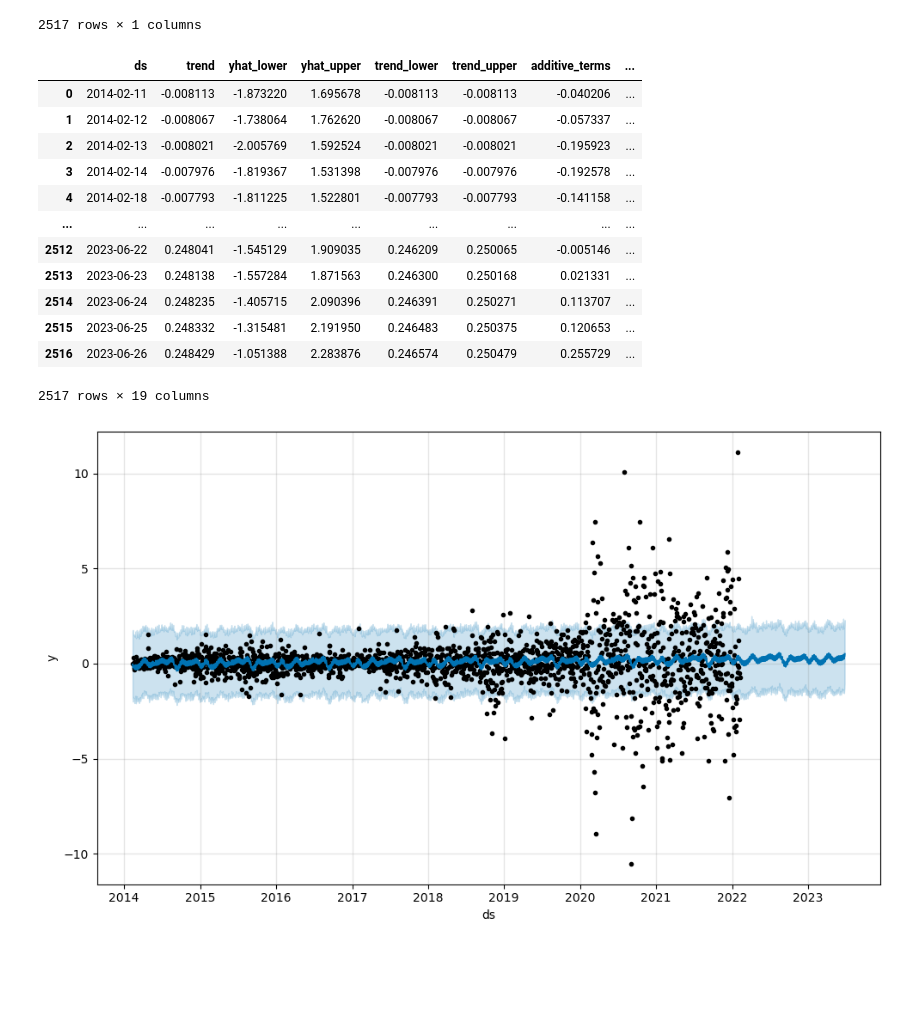
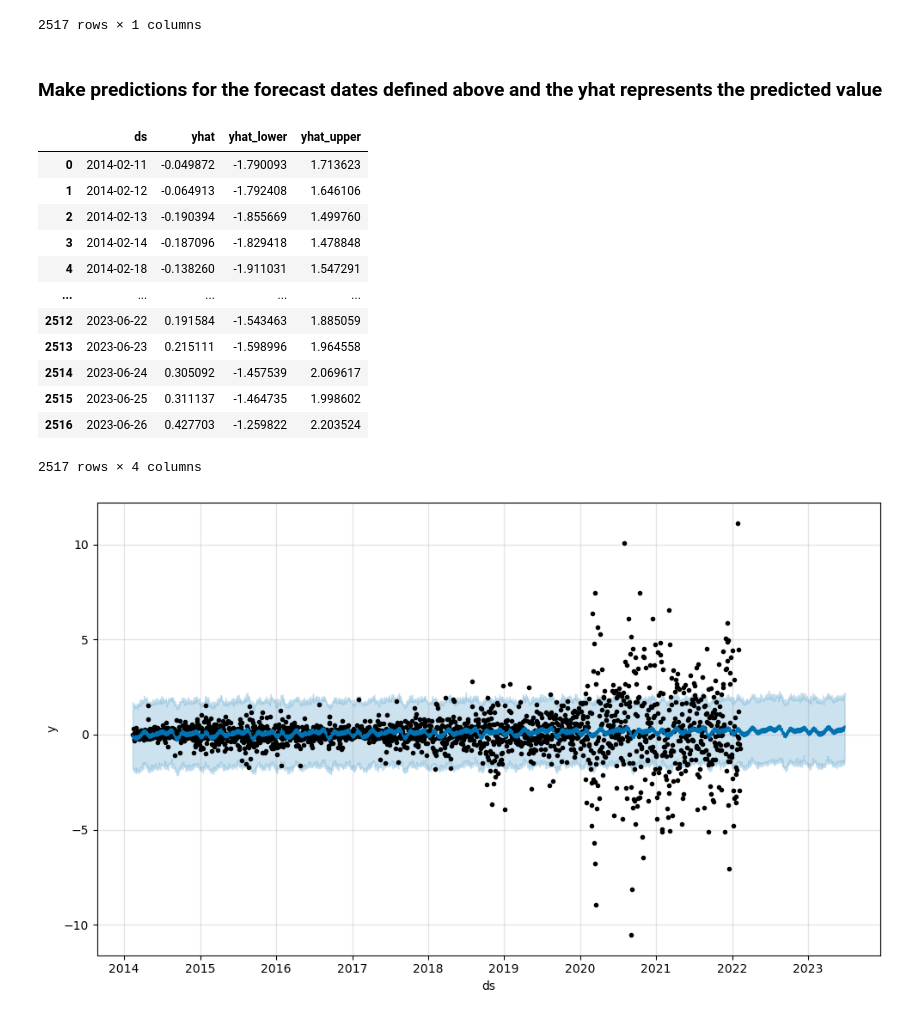
Before and after one commit to kahbelank/Investment-Chatbot, a Jupyter notebook: Machine Learning/test_FBProphet.ipynb, the cells around one changed output. Cells and saved outputs as stored; diff of their text form; code cells hidden in the pictures; blank space fills up the shorter version.

```diff
--- a/Machine Learning/test_FBProphet.ipynb
+++ b/Machine Learning/test_FBProphet.ipynb
@@ -71,7 +102,7 @@ Because financial time series are not stationary because they tend to have trend
 yt = yt-y(t-1) is used to calculate the difference between the closing price of a stock on a given day and the closing price from the previous day,which helps to stabilize the mean of the time series by removing changes in the level of a time series, and thus trend and seasonality, which can lead to achieving stationarity.
 # %%
 # yt = yt-y(t-1) - First differencing formula to convert the data into stationary
-df['Close Shift'] = df['Close'] - df['Close'].shift(1)
+df['Close Shift'] = df['Close'].diff()
 y = df['Close Shift']
 
 plt.figure(figsize=(16,8))
@@ -129,5 +168,5 @@ df_train.head(), df_train.shape
 # %%
-model = Prophet(growth='linear')
+model = Prophet(changepoint_prior_scale=0.01, seasonality_prior_scale=0.01)
 
 # Fit the Prophet model.
 model.fit(df_train)
@@ -157,25 +196,27 @@ display(forecast)
 | 2515 | 2023-06-25 |
 | 2516 | 2023-06-26 |
 2517 rows × 1 columns
+# %% [markdown]
+### Make predictions for the forecast dates defined above and the yhat represents the predicted value
 # %%
 # Make Prediction
 prediction = model.predict(forecast)
 
-prediction
+display(prediction[['ds', 'yhat', 'yhat_lower', 'yhat_upper']])
 # %% [output]
-|  | ds | trend | yhat_lower | yhat_upper | trend_lower | trend_upper | additive_terms | ... |
-| 0 | 2014-02-11 | -0.008113 | -1.873220 | 1.695678 | -0.008113 | -0.008113 | -0.040206 | ... |
-| 1 | 2014-02-12 | -0.008067 | -1.738064 | 1.762620 | -0.008067 | -0.008067 | -0.057337 | ... |
-| 2 | 2014-02-13 | -0.008021 | -2.005769 | 1.592524 | -0.008021 | -0.008021 | -0.195923 | ... |
-| 3 | 2014-02-14 | -0.007976 | -1.819367 | 1.531398 | -0.007976 | -0.007976 | -0.192578 | ... |
-| 4 | 2014-02-18 | -0.007793 | -1.811225 | 1.522801 | -0.007793 | -0.007793 | -0.141158 | ... |
-| ... | ... | ... | ... | ... | ... | ... | ... | ... |
-| 2512 | 2023-06-22 | 0.248041 | -1.545129 | 1.909035 | 0.246209 | 0.250065 | -0.005146 | ... |
-| 2513 | 2023-06-23 | 0.248138 | -1.557284 | 1.871563 | 0.246300 | 0.250168 | 0.021331 | ... |
-| 2514 | 2023-06-24 | 0.248235 | -1.405715 | 2.090396 | 0.246391 | 0.250271 | 0.113707 | ... |
-| 2515 | 2023-06-25 | 0.248332 | -1.315481 | 2.191950 | 0.246483 | 0.250375 | 0.120653 | ... |
-| 2516 | 2023-06-26 | 0.248429 | -1.051388 | 2.283876 | 0.246574 | 0.250479 | 0.255729 | ... |
+|  | ds | yhat | yhat_lower | yhat_upper |
+| 0 | 2014-02-11 | -0.049872 | -1.790093 | 1.713623 |
+| 1 | 2014-02-12 | -0.064913 | -1.792408 | 1.646106 |
+| 2 | 2014-02-13 | -0.190394 | -1.855669 | 1.499760 |
+| 3 | 2014-02-14 | -0.187096 | -1.829418 | 1.478848 |
+| 4 | 2014-02-18 | -0.138260 | -1.911031 | 1.547291 |
+| ... | ... | ... | ... | ... |
+| 2512 | 2023-06-22 | 0.191584 | -1.543463 | 1.885059 |
+| 2513 | 2023-06-23 | 0.215111 | -1.598996 | 1.964558 |
+| 2514 | 2023-06-24 | 0.305092 | -1.457539 | 2.069617 |
+| 2515 | 2023-06-25 | 0.311137 | -1.464735 | 1.998602 |
+| 2516 | 2023-06-26 | 0.427703 | -1.259822 | 2.203524 |
-2517 rows × 19 columns
+2517 rows × 4 columns
 # %%
 
 # Plot Our Predictions
```
Also changed, not shown: parts of 31 cells of this notebook, 3 other files.
